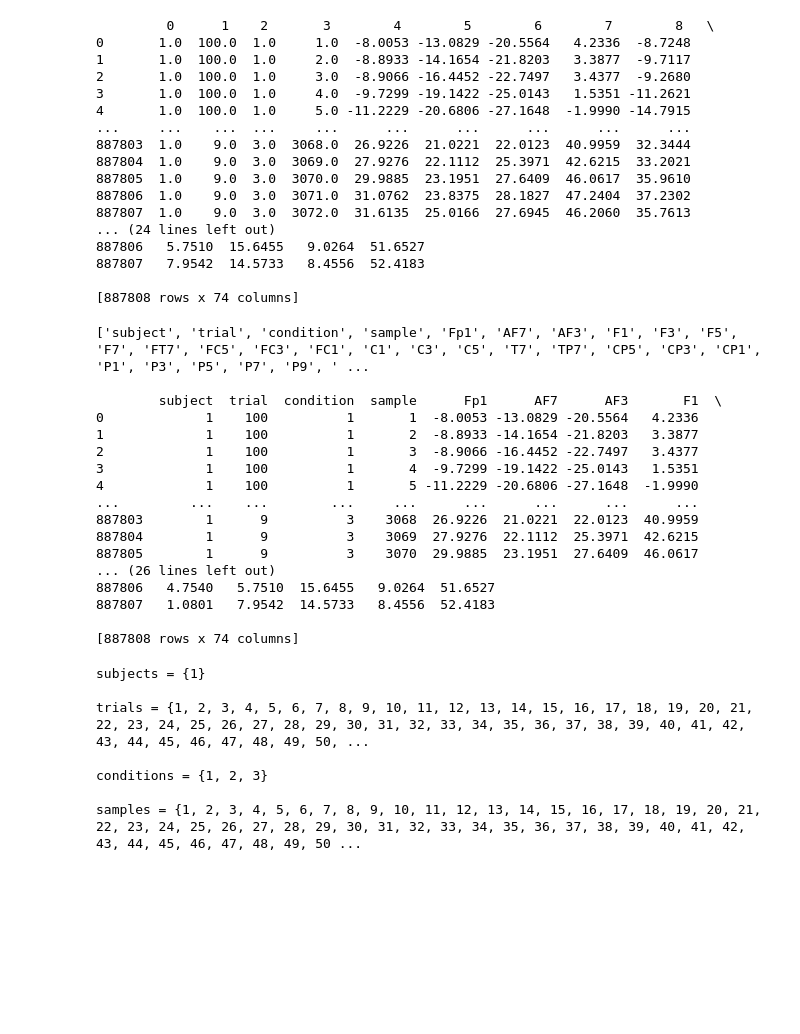
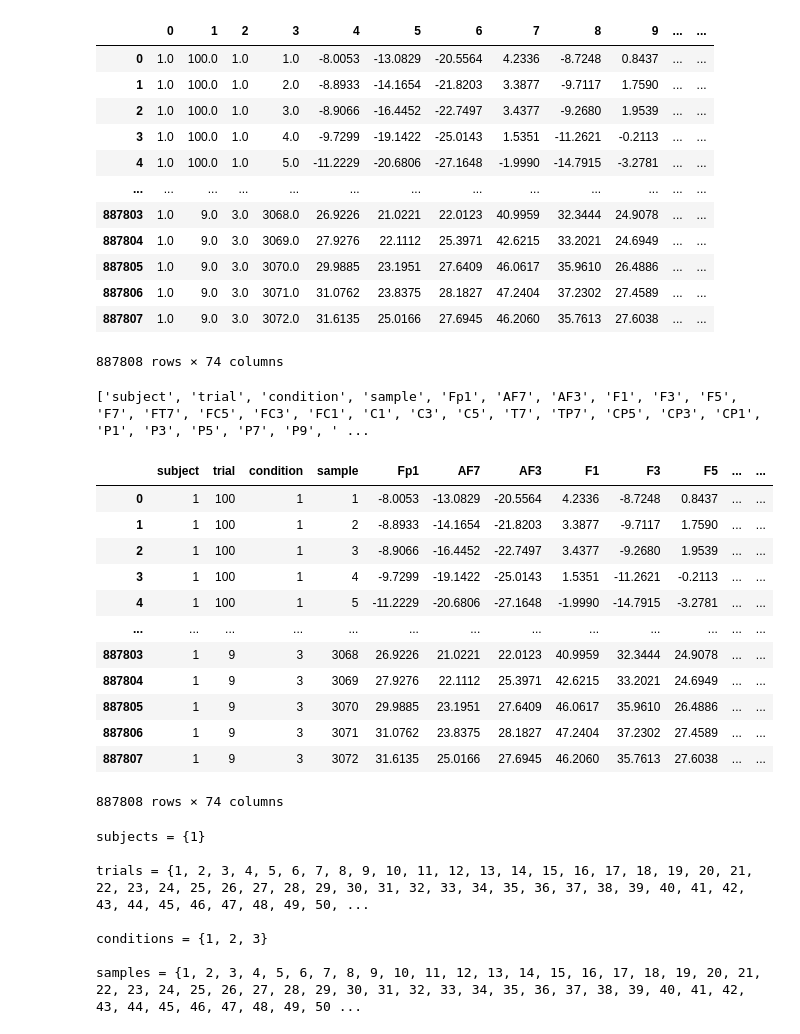
Before and after one commit to cgpayne/electropsychographer, a Jupyter notebook: notebooks/initial_exploration.ipynb, the cells around one changed output. Saved outputs shown, nothing was run; the diff lists cells and outputs as text; code cells hidden in the pictures; blank space fills up the shorter version.

Commit message:
print -> display in initial_exploration.ipynb

```diff
--- a/notebooks/initial_exploration.ipynb
+++ b/notebooks/initial_exploration.ipynb
@@ -1,35 +1,31 @@
 # %%
 #  Copyright (c) 2022 Charlie Payne
 #  Licence: GNU GPLv3
 
 ## read in data, generate features, and impute
 
 # load in the data from 1.csv
 
 import pandas as pd
 
 data_dir = '../data/sub_archive'
 
 df = pd.read_csv(data_dir + '/1.csv/1.csv', header=None)
-print(df)
+display(df)
 # %% [output]
+|  | 0 | 1 | 2 | 3 | 4 | 5 | 6 | 7 | 8 | 9 | ... | ... |
+| 0 | 1.0 | 100.0 | 1.0 | 1.0 | -8.0053 | -13.0829 | -20.5564 | 4.2336 | -8.7248 | 0.8437 | ... | ... |
+| 1 | 1.0 | 100.0 | 1.0 | 2.0 | -8.8933 | -14.1654 | -21.8203 | 3.3877 | -9.7117 | 1.7590 | ... | ... |
+| 2 | 1.0 | 100.0 | 1.0 | 3.0 | -8.9066 | -16.4452 | -22.7497 | 3.4377 | -9.2680 | 1.9539 | ... | ... |
+| 3 | 1.0 | 100.0 | 1.0 | 4.0 | -9.7299 | -19.1422 | -25.0143 | 1.5351 | -11.2621 | -0.2113 | ... | ... |
+| 4 | 1.0 | 100.0 | 1.0 | 5.0 | -11.2229 | -20.6806 | -27.1648 | -1.9990 | -14.7915 | -3.2781 | ... | ... |
+| ... | ... | ... | ... | ... | ... | ... | ... | ... | ... | ... | ... | ... |
+| 887803 | 1.0 | 9.0 | 3.0 | 3068.0 | 26.9226 | 21.0221 | 22.0123 | 40.9959 | 32.3444 | 24.9078 | ... | ... |
+| 887804 | 1.0 | 9.0 | 3.0 | 3069.0 | 27.9276 | 22.1112 | 25.3971 | 42.6215 | 33.2021 | 24.6949 | ... | ... |
+| 887805 | 1.0 | 9.0 | 3.0 | 3070.0 | 29.9885 | 23.1951 | 27.6409 | 46.0617 | 35.9610 | 26.4886 | ... | ... |
+| 887806 | 1.0 | 9.0 | 3.0 | 3071.0 | 31.0762 | 23.8375 | 28.1827 | 47.2404 | 37.2302 | 27.4589 | ... | ... |
+| 887807 | 1.0 | 9.0 | 3.0 | 3072.0 | 31.6135 | 25.0166 | 27.6945 | 46.2060 | 35.7613 | 27.6038 | ... | ... |
-         0      1    2       3        4        5        6        7        8   \
-0       1.0  100.0  1.0     1.0  -8.0053 -13.0829 -20.5564   4.2336  -8.7248
-1       1.0  100.0  1.0     2.0  -8.8933 -14.1654 -21.8203   3.3877  -9.7117
-2       1.0  100.0  1.0     3.0  -8.9066 -16.4452 -22.7497   3.4377  -9.2680
-3       1.0  100.0  1.0     4.0  -9.7299 -19.1422 -25.0143   1.5351 -11.2621
-4       1.0  100.0  1.0     5.0 -11.2229 -20.6806 -27.1648  -1.9990 -14.7915
-...     ...    ...  ...     ...      ...      ...      ...      ...      ...
-887803  1.0    9.0  3.0  3068.0  26.9226  21.0221  22.0123  40.9959  32.3444
-887804  1.0    9.0  3.0  3069.0  27.9276  22.1112  25.3971  42.6215  33.2021
-887805  1.0    9.0  3.0  3070.0  29.9885  23.1951  27.6409  46.0617  35.9610
-887806  1.0    9.0  3.0  3071.0  31.0762  23.8375  28.1827  47.2404  37.2302
-887807  1.0    9.0  3.0  3072.0  31.6135  25.0166  27.6945  46.2060  35.7613
-... (24 lines left out)
-887806   5.7510  15.6455   9.0264  51.6527
-887807   7.9542  14.5733   8.4556  52.4183
-
-[887808 rows x 74 columns]
+887808 rows × 74 columns
 # %%
 # assign the header
 
@@ -46,25 +42,22 @@ df['subject'] = df['subject'].astype('int')
 df['trial'] = df['trial'].astype('int')
 df['condition'] = df['condition'].astype('int')
 df['sample'] = df['sample'].astype('int')
-print(df)
+display(df)
 # %% [output]
 ['subject', 'trial', 'condition', 'sample', 'Fp1', 'AF7', 'AF3', 'F1', 'F3', 'F5', 'F7', 'FT7', 'FC5', 'FC3', 'FC1', 'C1', 'C3', 'C5', 'T7', 'TP7', 'CP5', 'CP3', 'CP1', 'P1', 'P3', 'P5', 'P7', 'P9', ' ...
-
-        subject  trial  condition  sample      Fp1      AF7      AF3       F1  \
-0             1    100          1       1  -8.0053 -13.0829 -20.5564   4.2336
-1             1    100          1       2  -8.8933 -14.1654 -21.8203   3.3877
-2             1    100          1       3  -8.9066 -16.4452 -22.7497   3.4377
-3             1    100          1       4  -9.7299 -19.1422 -25.0143   1.5351
-4             1    100          1       5 -11.2229 -20.6806 -27.1648  -1.9990
-...         ...    ...        ...     ...      ...      ...      ...      ...
-887803        1      9          3    3068  26.9226  21.0221  22.0123  40.9959
-887804        1      9          3    3069  27.9276  22.1112  25.3971  42.6215
-887805        1      9          3    3070  29.9885  23.1951  27.6409  46.0617
-... (26 lines left out)
-887806   4.7540   5.7510  15.6455   9.0264  51.6527
-887807   1.0801   7.9542  14.5733   8.4556  52.4183
-
-[887808 rows x 74 columns]
+|  | subject | trial | condition | sample | Fp1 | AF7 | AF3 | F1 | F3 | F5 | ... | ... |
+| 0 | 1 | 100 | 1 | 1 | -8.0053 | -13.0829 | -20.5564 | 4.2336 | -8.7248 | 0.8437 | ... | ... |
+| 1 | 1 | 100 | 1 | 2 | -8.8933 | -14.1654 | -21.8203 | 3.3877 | -9.7117 | 1.7590 | ... | ... |
+| 2 | 1 | 100 | 1 | 3 | -8.9066 | -16.4452 | -22.7497 | 3.4377 | -9.2680 | 1.9539 | ... | ... |
+| 3 | 1 | 100 | 1 | 4 | -9.7299 | -19.1422 | -25.0143 | 1.5351 | -11.2621 | -0.2113 | ... | ... |
+| 4 | 1 | 100 | 1 | 5 | -11.2229 | -20.6806 | -27.1648 | -1.9990 | -14.7915 | -3.2781 | ... | ... |
+| ... | ... | ... | ... | ... | ... | ... | ... | ... | ... | ... | ... | ... |
+| 887803 | 1 | 9 | 3 | 3068 | 26.9226 | 21.0221 | 22.0123 | 40.9959 | 32.3444 | 24.9078 | ... | ... |
+| 887804 | 1 | 9 | 3 | 3069 | 27.9276 | 22.1112 | 25.3971 | 42.6215 | 33.2021 | 24.6949 | ... | ... |
+| 887805 | 1 | 9 | 3 | 3070 | 29.9885 | 23.1951 | 27.6409 | 46.0617 | 35.9610 | 26.4886 | ... | ... |
+| 887806 | 1 | 9 | 3 | 3071 | 31.0762 | 23.8375 | 28.1827 | 47.2404 | 37.2302 | 27.4589 | ... | ... |
+| 887807 | 1 | 9 | 3 | 3072 | 31.6135 | 25.0166 | 27.6945 | 46.2060 | 35.7613 | 27.6038 | ... | ... |
+887808 rows × 74 columns
 # %%
 # explore some of the meta data
 
```
Also changed, not shown: parts of 9 cells of this notebook, 1 other file.
